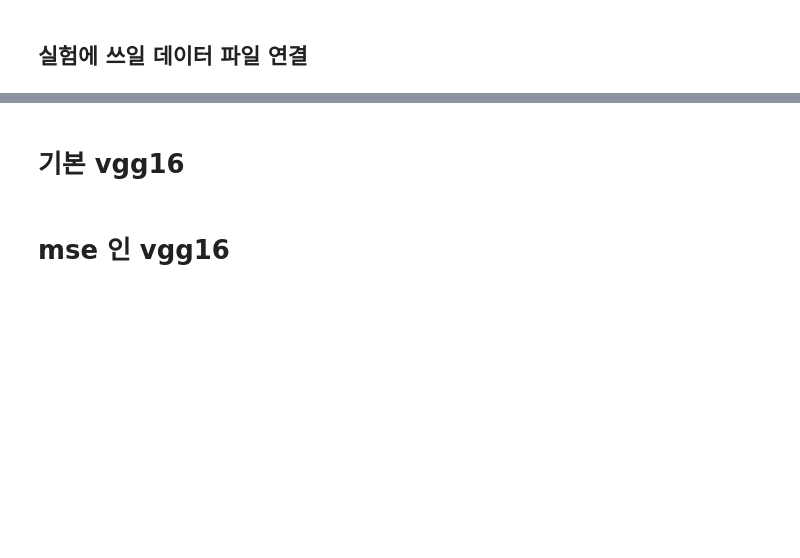
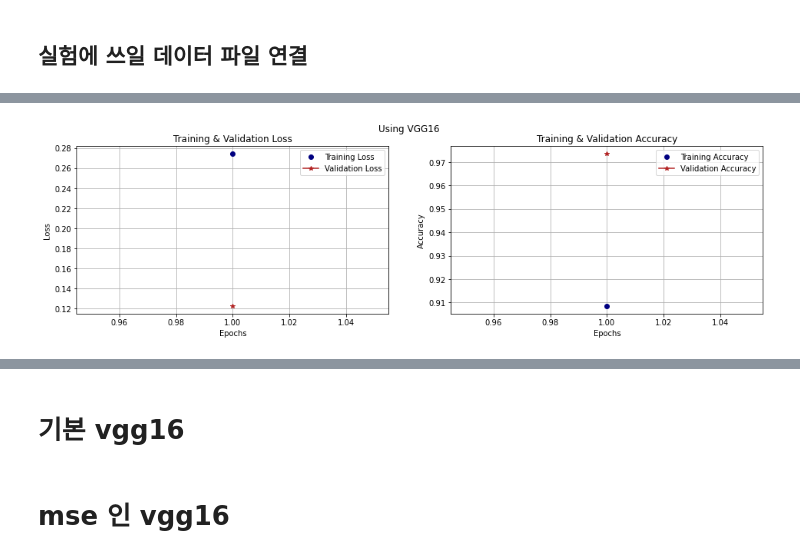
Before and after one commit to 4nchez/Colab-Jupiter, a Jupyter notebook: Binary_Image_Classification_using_Keras.ipynb, the cells around one changed output, grey strips where cells are left out. Drawn from its saved outputs; the diff is of its cells as text; code cells hidden in the pictures; blank space fills up the shorter version.

```diff
--- a/Binary_Image_Classification_using_Keras.ipynb
+++ b/Binary_Image_Classification_using_Keras.ipynb
@@ -95,7 +120,7 @@ test_root = os.path.join(images_root,'test')
 test_root_cat = os.path.join(test_root,'cat')
 test_root_dog = os.path.join(test_root,'dog')
 # %%
-IMAGE_HEIGHT, IMAGE_WIDTH, NUM_CHANNELS, BATCH_SIZE = 150, 150, 3, 32
+IMAGE_HEIGHT, IMAGE_WIDTH, NUM_CHANNELS, BATCH_SIZE = 224, 224, 3, 32
 # %%
 train_datagen = ImageDataGenerator(rescale=1.0/255)
 eval_datagen = ImageDataGenerator(rescale=1.0/255)
@@ -125,0 +159,10 @@ train_steps, val_steps, test_steps
+# %%
+vgg_base = keras.applications.InceptionV3(include_top=True, weights='imagenet',input_shape=(299, 299, 3))
+x = Dense(1, activation='sigmoid', name='predictions')(vgg_base.layers[-2].output)
+vgg_base.trainable = False
+model = Model(vgg_base.input,x)
+
+model.compile(optimizer=Adam(lr=1e-4, beta_1=0.9, beta_2=0.999),
+                  loss='binary_crossentropy',#mse, binary_crossentropy
+                  metrics=['acc'])
+model.summary()
@@ -125,0 +187,7 @@ train_steps, val_steps, test_steps
+# %%
+hist = model.fit_generator(
+    train_generator,
+    steps_per_epoch=train_steps,
+    epochs=1,
+    validation_data=eval_generator,
+    validation_steps=val_steps)
@@ -125,0 +299,4 @@ train_steps, val_steps, test_steps
+# %%
+show_plots(hist.history, plot_title='Using VGG16')
+# %% [output]
+[figure, added]
```
Also changed, not shown: parts of 16 cells of this notebook.
